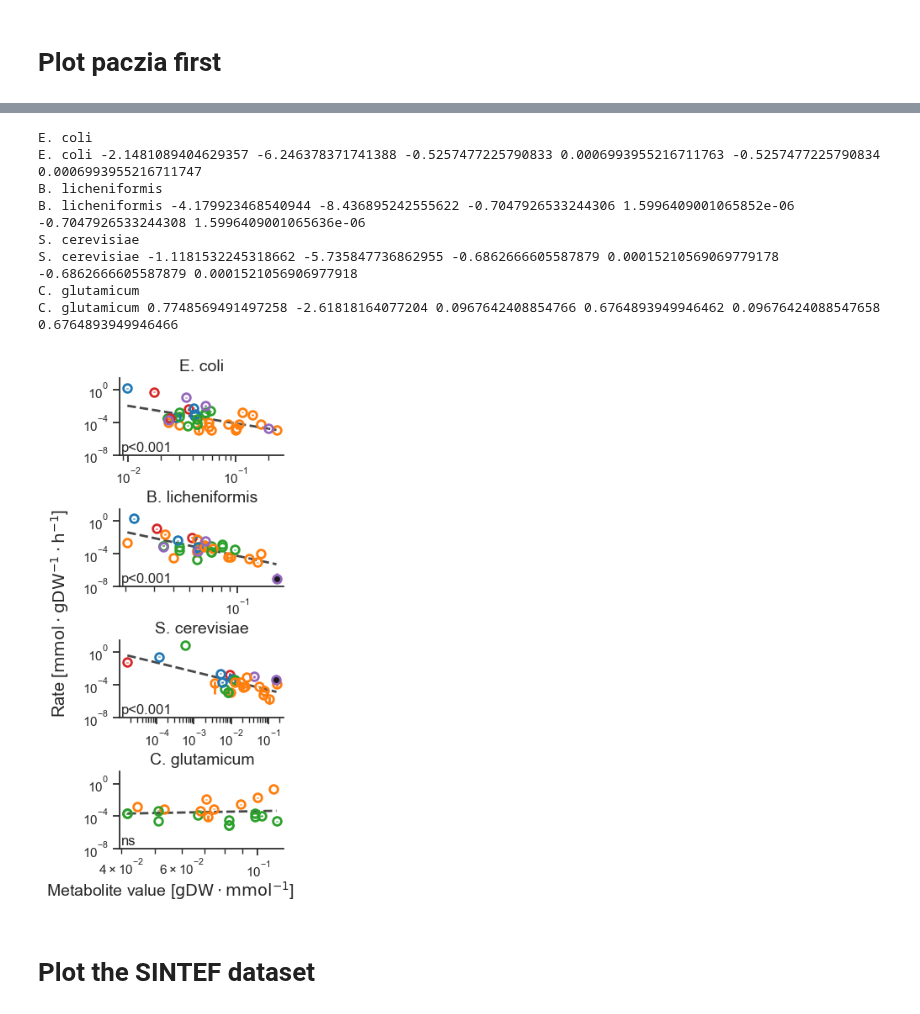
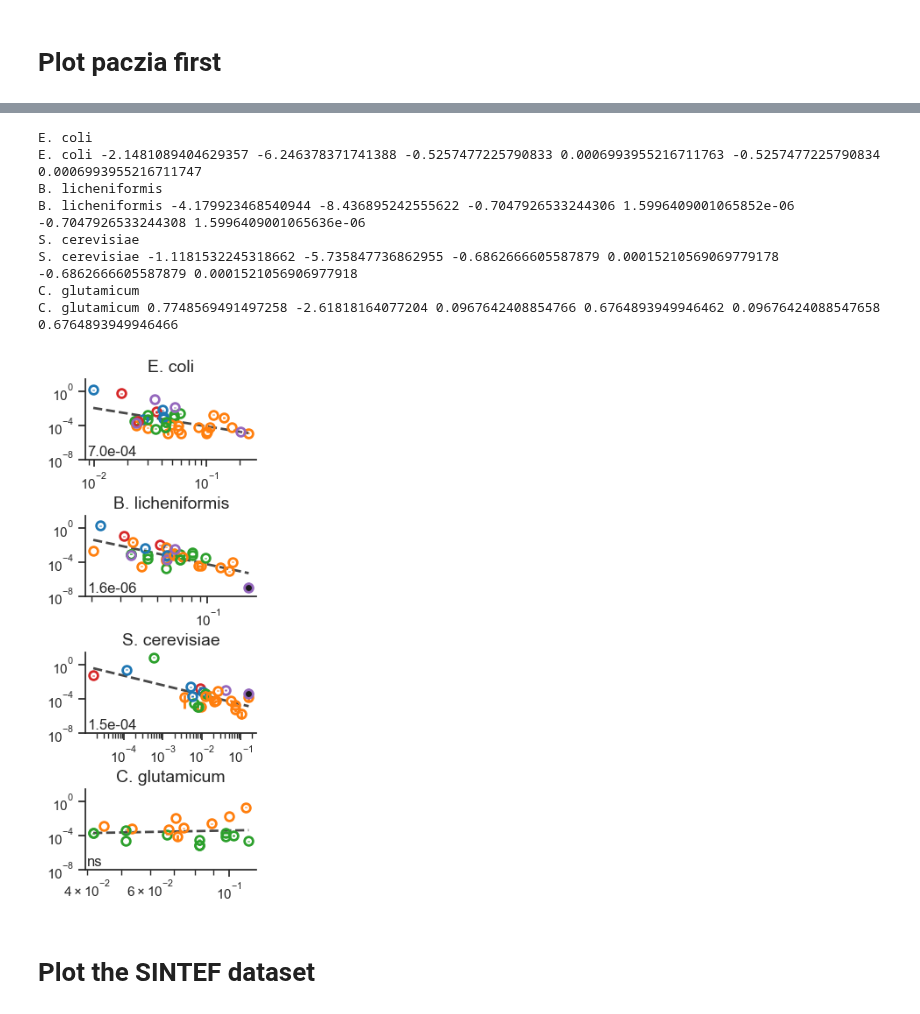
Before and after one commit to sulheim/metabolite-release, a Jupyter notebook: notebooks/1_release_rates/4_div/4C_make_figure_1.ipynb, the cells around one changed output, grey strips where cells are left out. Cells and saved outputs as stored; diff of their text form; code cells hidden in the pictures.

Commit message:
Make new figure 1B

```diff
--- a/notebooks/1_release_rates/4_div/4C_make_figure_1.ipynb
+++ b/notebooks/1_release_rates/4_div/4C_make_figure_1.ipynb
@@ -296,41 +296,41 @@ for i, species in enumerate(species_list):
     axes[i].plot(xarr10, yarr10, ls = '--', c = 'k', lw = 2, zorder=-1, alpha = 0.8)
     # axes[i].annotate(fr'$\rho$ = {rvalue:.2f}', (0.65, 0.9), xycoords = 'axes fraction')
     # axes[i].annotate(fr'p-val = {pvalue:.0e}', (0.56, 0.8), xycoords = 'axes fraction')
-    if pvalue < 0.001:
-        pval_label = 'p<0.001'
+    if pvalue < 0.05:
+        pval_label = f'{pvalue:.1e}'#p<0.001'
     else:
         pval_label='ns'
     axes[i].annotate(pval_label, (0.01, 0.01), xycoords = 'axes fraction', va = 'bottom', ha = 'left')#, fontsize = 10)
     axes[i].set_yscale('log')
     axes[i].set_xscale('log')
     axes[i].set_ylim([1e-8, 30])
     # axes[i].set_xlim(min(1e-2, xarr10.min()*0.8), max(xarr10.max()*1.2, 0.3))
     # sns.regplot(x = logx, y = logy, scatter = False, color = 'gray', ax = axes[i], line_kws={'ls':'--', 'lw': 2})#, truncate=False
 
 # axes[0].set_ylabel(r'$\rm{log}_{10}$(Rate [mmol/gDW/h])')
-fig.supylabel(r'Rate [$\rm{mmol \cdot gDW^{-1} \cdot h^{-1}}$]')
+# fig.supylabel(r'Rate [$\rm{mmol \cdot gDW^{-1} \cdot h^{-1}}$]')
 # axes[3].set_ylim([1e-5, 1])
 
 
 # axes[1].set_xlim([1e-2, 0])
 # axes[2].set_ylim(-8, 0)
 sns.despine()
-fig.supxlabel(r'Metabolite value [$\rm{gDW \cdot mmol^{-1}}$]', y = 0.01, size = 14)
+# fig.supxlabel(r'Metabolite value [$\rm{gDW \cdot mmol^{-1}}$]', y = 0.01, size = 14)
 # plt.tight_layout()
 plt.subplots_adjust(wspace = 0.6, hspace = 0.7, left=0.3, right=0.95, top=0.9, bottom=0.1)
 plt.savefig(figure_folder / '1_paczia_rates.pdf')
 # sns.scatterplot(data = df_no_cg_p, x = 'log10(Metabolite value [gDW/mmol])', y = 'log10(Rate [mmol/gDW/h])')
 # p = sns.relplot(data = df_no_cg_p, x = 'log10(Metabolite value [gDW/mmol])', y = 'log10(Rate [mmol/gDW/h])', col = 'Species', col_wrap=3, hue = 'Compound class', s = 100, facet_kws={'sharex': False, 'sharey': False})
 # %% [output]
 E. coli
 E. coli -2.1481089404629357 -6.246378371741388 -0.5257477225790833 0.0006993955216711763 -0.5257477225790834 0.0006993955216711747
 B. licheniformis
 B. licheniformis -4.179923468540944 -8.436895242555622 -0.7047926533244306 1.5996409001065852e-06 -0.7047926533244308 1.5996409001065636e-06
 S. cerevisiae
 S. cerevisiae -1.1181532245318662 -5.735847736862955 -0.6862666605587879 0.00015210569069779178 -0.6862666605587879 0.0001521056906977918
 C. glutamicum
 C. glutamicum 0.7748569491497258 -2.61818164077204 0.0967642408854766 0.6764893949946462 0.09676424088547658 0.6764893949946466
-[figure, old version]
+[figure, new version]
 # %% [markdown]
 # Plot the SINTEF dataset
 # %%
```
Also changed, not shown: parts of 3 cells of this notebook, 8 other files.
